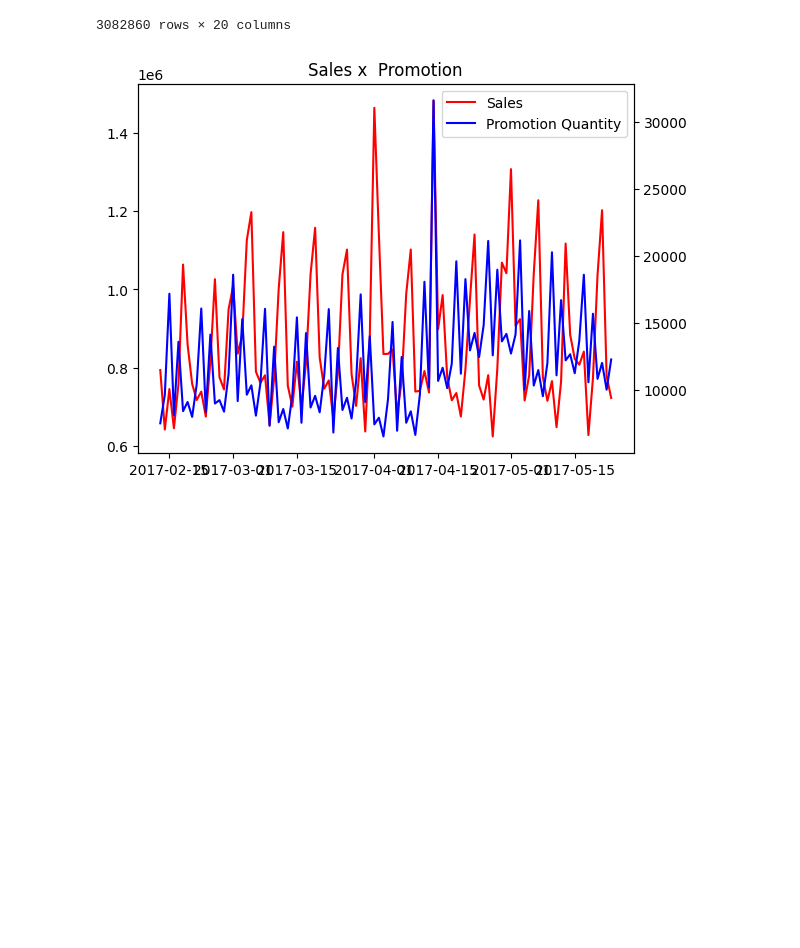
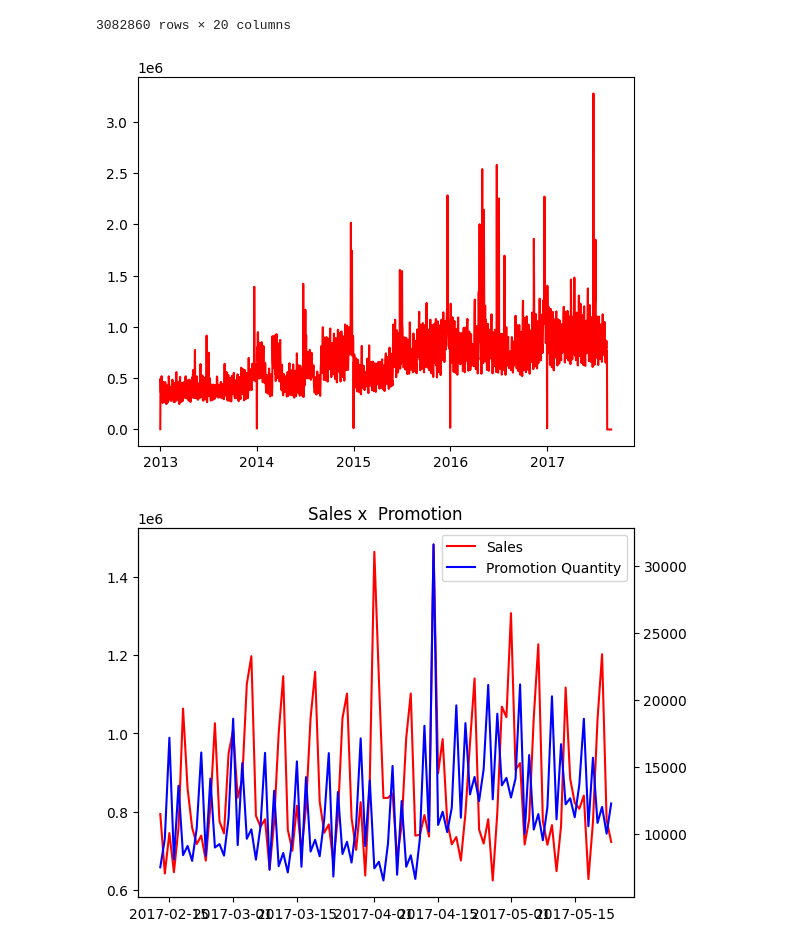
Before and after one commit to thvieira1/Store-Sales---Time-Series-Forecasting---Kaggle-Competition, a Jupyter notebook: exploration.ipynb, the cells around one changed output. Drawn from its saved outputs; the diff is of its cells as text; code cells hidden in the pictures; blank space fills up the shorter version.

```diff
--- a/exploration.ipynb
+++ b/exploration.ipynb
@@ -255,6 +360,25 @@ df
 | 3081674 | 3029386 | 2017-08-31 | 9 | LADIESWEAR | NaN | 0 | Quito | Pichincha | B | 6 | ... |
 | 3082859 | 3029399 | 2017-08-31 | 9 | SEAFOOD | NaN | 0 | Quito | Pichincha | B | 6 | ... |
 3082860 rows × 20 columns
+# %%
+df_grouped = df.groupby('date').agg(
+    {'sales': 'sum',
+    'onpromotion': 'sum'}
+)
+
+
+df_grouped_2 = df_grouped
+
+df_grouped_2 = df_grouped_2.reset_index()
+df_grouped_2
+
+fig, ax1 = plt.subplots()
+
+ax1.plot(df_grouped_2['date'], df_grouped_2['sales'], color='red', label='Sales')
+
+plt.show()
+# %% [output]
+[figure, added]
 # %%
 df_grouped = df.groupby('date').agg(
     {'sales': 'sum',
```
Also changed, not shown: parts of 10 cells of this notebook, 2 other files.
